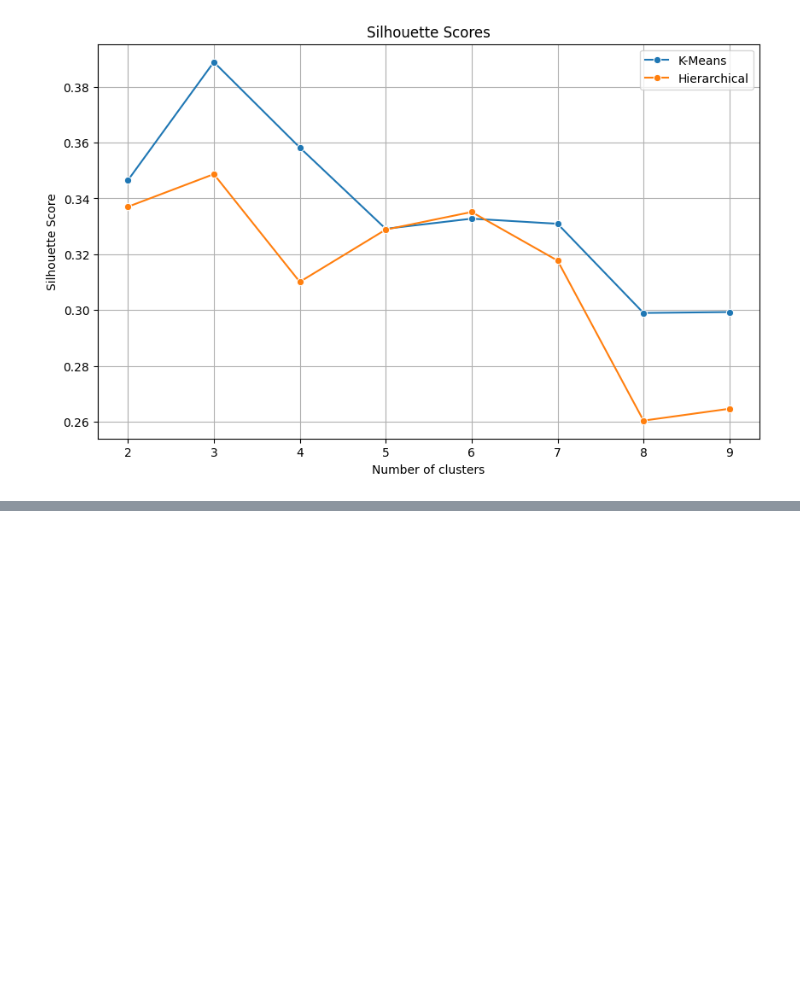
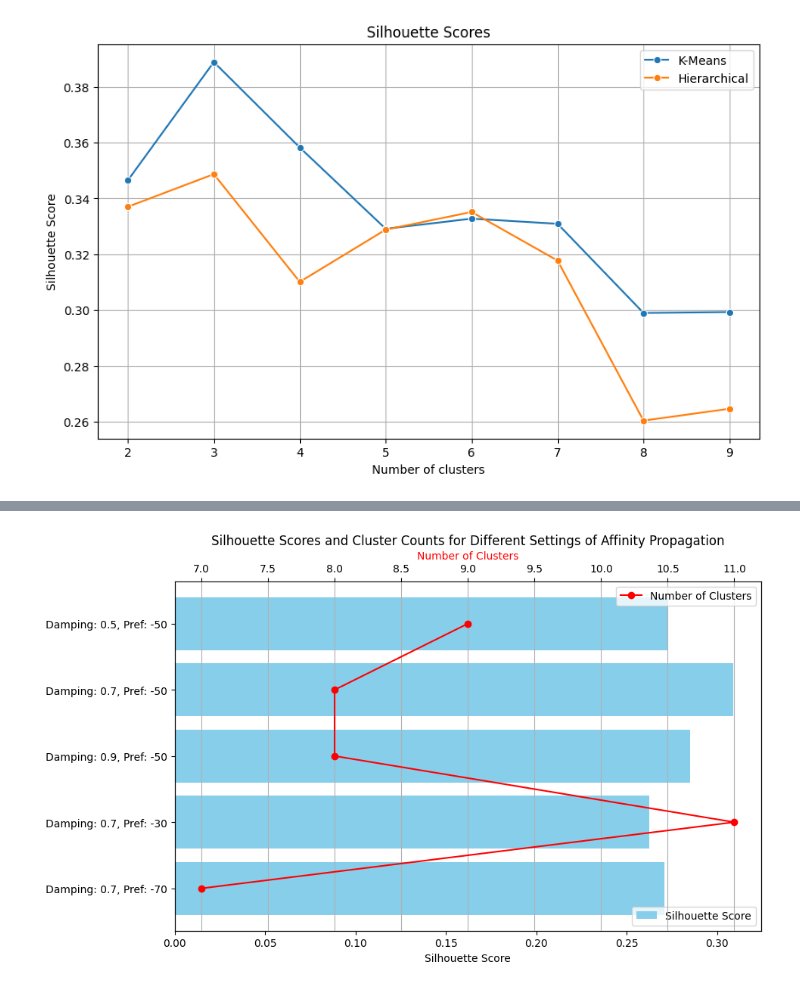
Before and after one commit to sviatoslav19102002/diploma_work, a Jupyter notebook: Exploratory Notebook.ipynb, the cells around one changed output, grey strips where cells are left out. Cells and saved outputs as stored; diff of their text form; code cells hidden in the pictures; blank space fills up the shorter version.

```diff
--- a/Exploratory Notebook.ipynb
+++ b/Exploratory Notebook.ipynb
@@ -884,0 +957,63 @@ plt.show()
+# %%
+import pandas as pd
+import numpy as np
+from sklearn.preprocessing import StandardScaler
+from sklearn.cluster import AffinityPropagation
+from sklearn.metrics import silhouette_score
+import matplotlib.pyplot as plt
+
+# Load the data
+data = pd.read_csv('Data_Sample_Full.csv', encoding='ISO-8859-1')
+
+# Convert 'Order Date' to datetime
+data['Order Date'] = pd.to_datetime(data['Order Date'])
+
+# Calculate RFM scores
+today = pd.to_datetime('today')
+rfm_data = data.groupby('Customer ID').agg({
+    'Order Date': lambda x: (today - x.max()).days,  # Recency
+    'Order ID': 'count',                             # Frequency
+    'Sales': 'sum'                                   # Monetary
+}).reset_index().rename(columns={'Order Date':'Recency', 'Order ID':'Frequency', 'Sales':'Monetary'})
+
+# Normalize the RFM scores
+scaler = StandardScaler()
+rfm_scaled = scaler.fit_transform(rfm_data[['Recency', 'Frequency', 'Monetary']])
+
+# Parameters for evaluating
+parameters = [(0.5, -50), (0.7, -50), (0.9, -50), (0.7, -30), (0.7, -70)]
+
+# Silhouette score for every set of parameters
+silhouette_scores = []
+labels_list = []
+cluster_counts = []
+for damping, preference in parameters:
+    affinity_propagation = AffinityPropagation(damping=damping, preference=preference, random_state=42)
+    labels = affinity_propagation.fit_predict(rfm_scaled)
+    score = silhouette_score(rfm_scaled, labels)
+    silhouette_scores.append(score)
+    labels_list.append(f'Damping: {damping}, Pref: {preference}')
+    cluster_counts.append(len(np.unique(labels)))
+
+# Plotting results
+fig, ax1 = plt.subplots(figsize=(10, 6))
+
+
+ax1.barh(labels_list, silhouette_scores, color='skyblue', label='Silhouette Score')
+ax1.set_xlabel('Silhouette Score')
+ax1.set_title('Silhouette Scores and Cluster Counts for Different Settings of Affinity Propagation')
+ax1.invert_yaxis()
+
+
+ax2 = ax1.twiny()
+ax2.plot(cluster_counts, labels_list, 'ro-', label='Number of Clusters')
+ax2.set_xlabel('Number of Clusters', color='red')
+
+
+ax1.legend(loc='lower right')
+ax2.legend(loc='upper right')
+
+plt.grid(True)
+plt.show()
+# %% [output]
+[figure, added]
```
Also changed, not shown: parts of 10 cells of this notebook.
